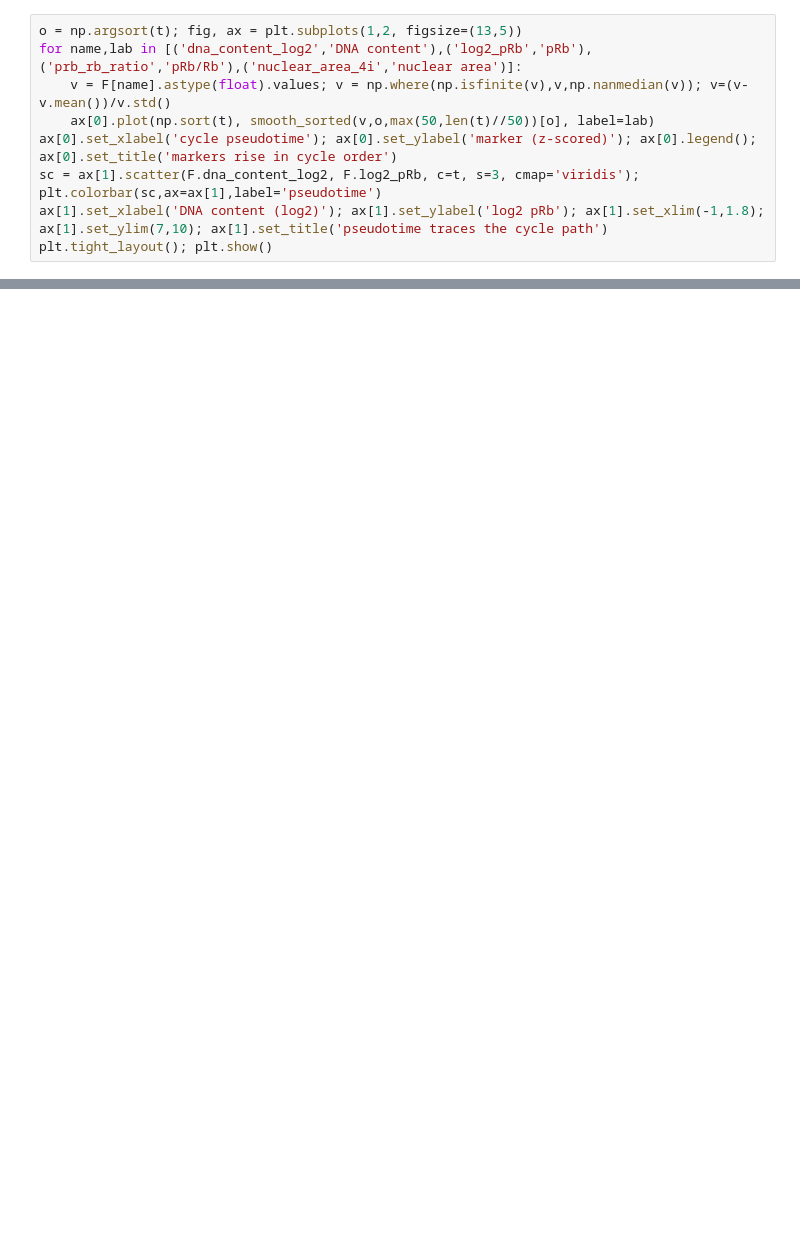
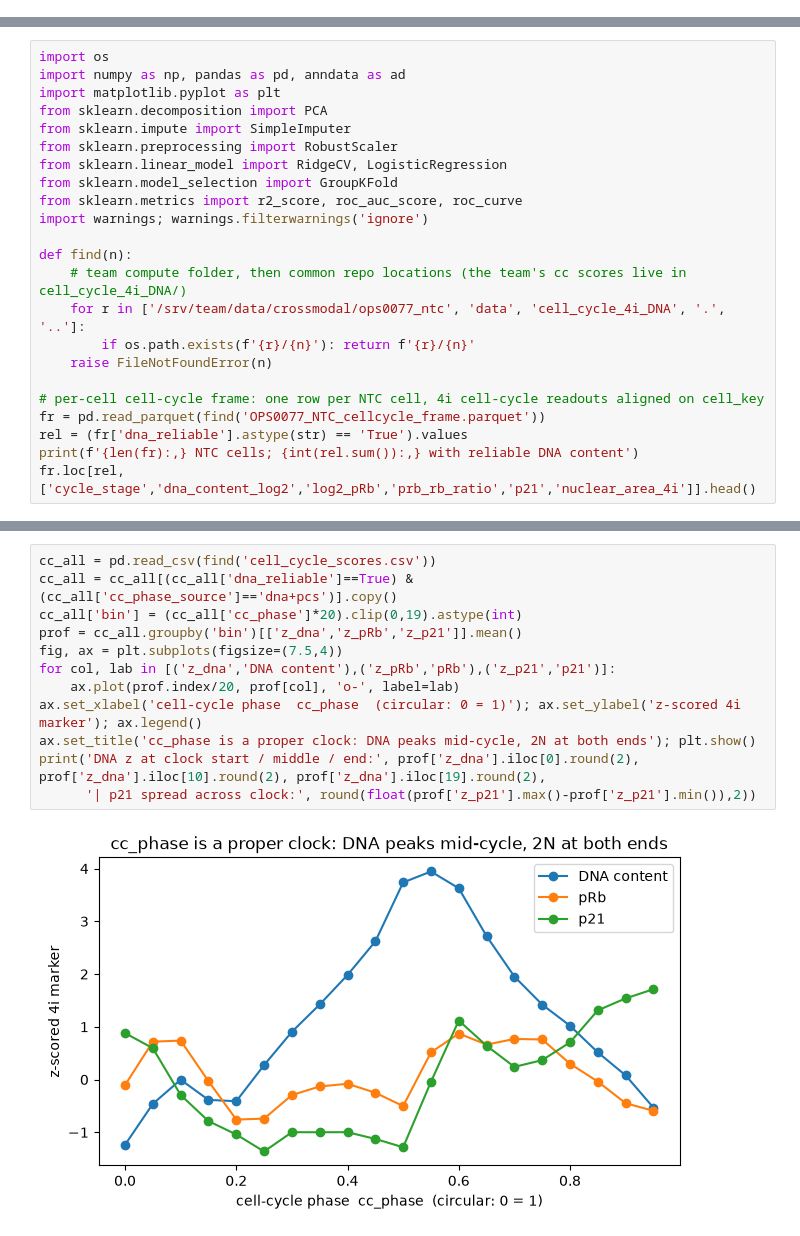
Before and after one commit to talha1369/cytodata-altair-crossmodal, a Jupyter notebook: phase_to_cell_cycle.ipynb, the cells around one changed output, grey strips where cells are left out. Cells and saved outputs as stored; diff of their text form; blank space fills up the shorter version.

Commit message:
Rewrite notebook: drop linear pseudotime, adopt team circular cc_phase (tricycle) as canonical axis, fix phase-contrast vs cell-cycle-phase terminology, correct p21 (anti-phase, not flat)

```diff
--- a/phase_to_cell_cycle.ipynb
+++ b/phase_to_cell_cycle.ipynb
@@ -162,9 +0,0 @@ mean pseudotime by stage: {'G0/G1-early': 0.154, 'G1-late': 0.459, 'G2/M': 0.828
-# %%
-o = np.argsort(t); fig, ax = plt.subplots(1,2, figsize=(13,5))
-for name,lab in [('dna_content_log2','DNA content'),('log2_pRb','pRb'),('prb_rb_ratio','pRb/Rb'),('nuclear_area_4i','nuclear area')]:
-    v = F[name].astype(float).values; v = np.where(np.isfinite(v),v,np.nanmedian(v)); v=(v-v.mean())/v.std()
-    ax[0].plot(np.sort(t), smooth_sorted(v,o,max(50,len(t)//50))[o], label=lab)
-ax[0].set_xlabel('cycle pseudotime'); ax[0].set_ylabel('marker (z-scored)'); ax[0].legend(); ax[0].set_title('markers rise in cycle order')
-sc = ax[1].scatter(F.dna_content_log2, F.log2_pRb, c=t, s=3, cmap='viridis'); plt.colorbar(sc,ax=ax[1],label='pseudotime')
-ax[1].set_xlabel('DNA content (log2)'); ax[1].set_ylabel('log2 pRb'); ax[1].set_xlim(-1,1.8); ax[1].set_ylim(7,10); ax[1].set_title('pseudotime traces the cycle path')
-plt.tight_layout(); plt.show()
@@ -349,0 +32,23 @@ live-to-fixed match).
+# %%
+import os
+import numpy as np, pandas as pd, anndata as ad
+import matplotlib.pyplot as plt
+from sklearn.decomposition import PCA
+from sklearn.impute import SimpleImputer
+from sklearn.preprocessing import RobustScaler
+from sklearn.linear_model import RidgeCV, LogisticRegression
+from sklearn.model_selection import GroupKFold
+from sklearn.metrics import r2_score, roc_auc_score, roc_curve
+import warnings; warnings.filterwarnings('ignore')
+
+def find(n):
+    # team compute folder, then common repo locations (the team's cc scores live in cell_cycle_4i_DNA/)
+    for r in ['/srv/team/data/crossmodal/ops0077_ntc', 'data', 'cell_cycle_4i_DNA', '.', '..']:
+        if os.path.exists(f'{r}/{n}'): return f'{r}/{n}'
+    raise FileNotFoundError(n)
+
+# per-cell cell-cycle frame: one row per NTC cell, 4i cell-cycle readouts aligned on cell_key
+fr = pd.read_parquet(find('OPS0077_NTC_cellcycle_frame.parquet'))
+rel = (fr['dna_reliable'].astype(str) == 'True').values
+print(f'{len(fr):,} NTC cells; {int(rel.sum()):,} with reliable DNA content')
+fr.loc[rel, ['cycle_stage','dna_content_log2','log2_pRb','prb_rb_ratio','p21','nuclear_area_4i']].head()
@@ -349,0 +90,14 @@ live-to-fixed match).
+# %%
+cc_all = pd.read_csv(find('cell_cycle_scores.csv'))
+cc_all = cc_all[(cc_all['dna_reliable']==True) & (cc_all['cc_phase_source']=='dna+pcs')].copy()
+cc_all['bin'] = (cc_all['cc_phase']*20).clip(0,19).astype(int)
+prof = cc_all.groupby('bin')[['z_dna','z_pRb','z_p21']].mean()
+fig, ax = plt.subplots(figsize=(7.5,4))
+for col, lab in [('z_dna','DNA content'),('z_pRb','pRb'),('z_p21','p21')]:
+    ax.plot(prof.index/20, prof[col], 'o-', label=lab)
+ax.set_xlabel('cell-cycle phase  cc_phase  (circular: 0 = 1)'); ax.set_ylabel('z-scored 4i marker'); ax.legend()
+ax.set_title('cc_phase is a proper clock: DNA peaks mid-cycle, 2N at both ends'); plt.show()
+print('DNA z at clock start / middle / end:', prof['z_dna'].iloc[0].round(2), prof['z_dna'].iloc[10].round(2), prof['z_dna'].iloc[19].round(2),
+      '| p21 spread across clock:', round(float(prof['z_p21'].max()-prof['z_p21'].min()),2))
+# %% [output]
+[figure, added]
```
Also changed, not shown: parts of 37 cells of this notebook.
